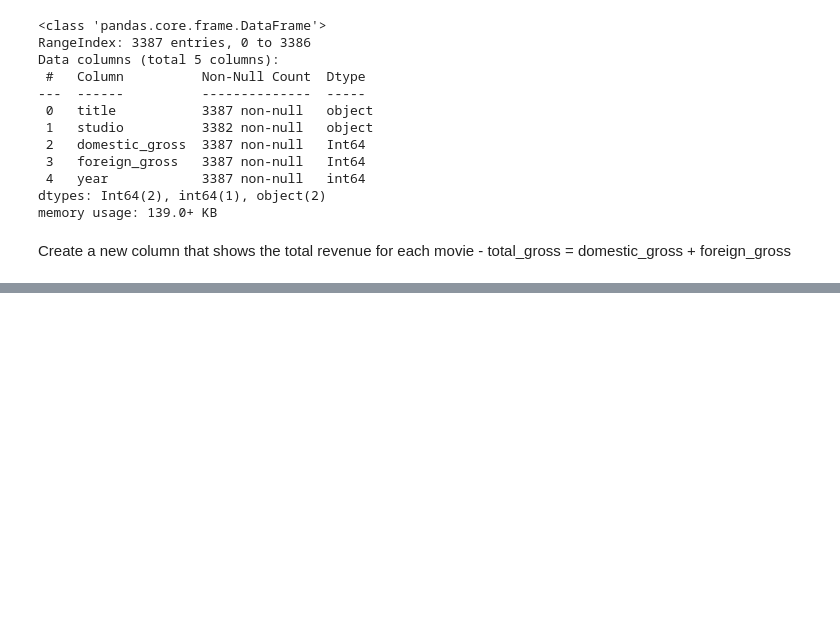
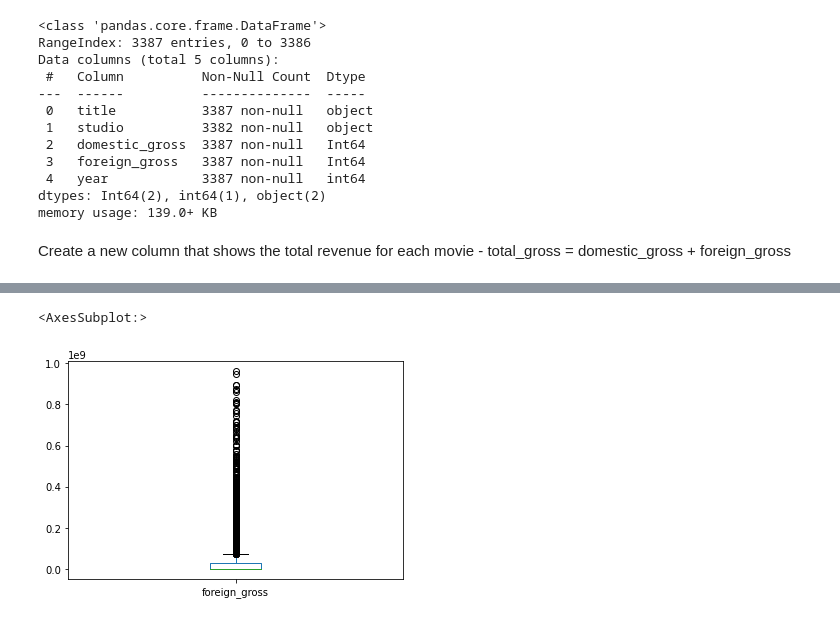
Before and after one commit to NicholasKIRUI/Data-Science-Course---Phase-1-Project, a Jupyter notebook: index.ipynb, the cells around one changed output, grey strips where cells are left out. Cells and saved outputs as stored; diff of their text form; code cells hidden in the pictures; blank space fills up the shorter version.

```diff
--- a/index.ipynb
+++ b/index.ipynb
@@ -365,0 +384,5 @@ Create a new column that shows the total revenue for each movie
+# %%
+movie_gross_df.boxplot(column=['foreign_gross'], grid = False)
+# %% [output]
+<AxesSubplot:>
+[figure, added]
```
Also changed, not shown: parts of 5 cells of this notebook.
